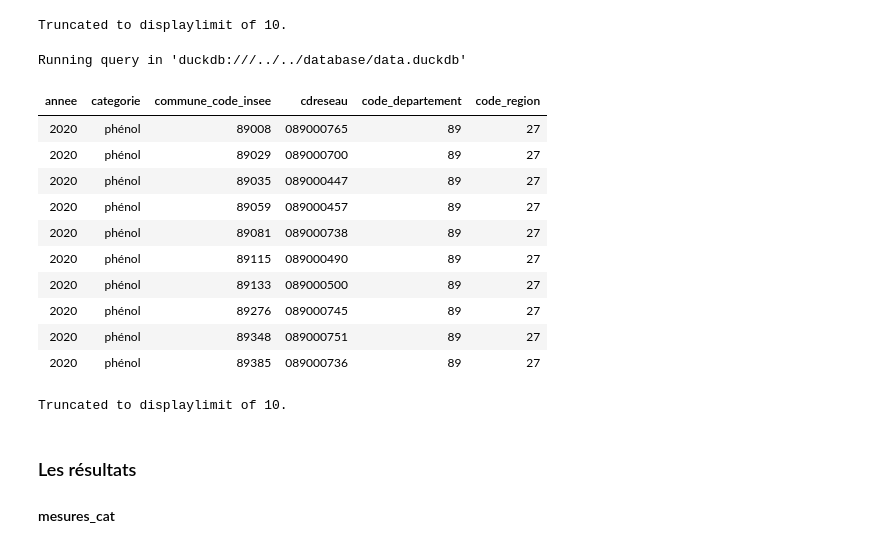
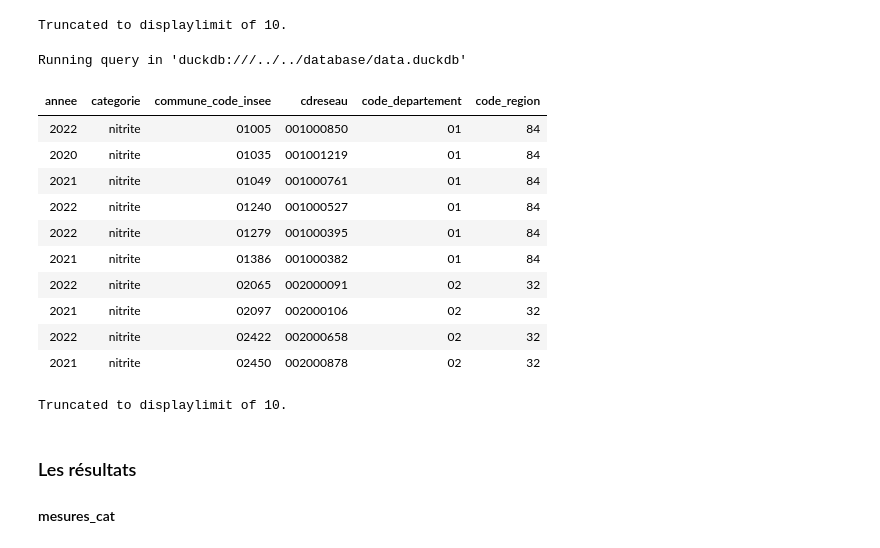
Before and after one commit to dataforgoodfr/13_pollution_eau, a Jupyter notebook: analytics/notebooks/cvm_calcul_conformite_par_commune-MAJ.ipynb, the cells around one changed output. Cells and saved outputs as stored; diff of their text form; code cells hidden in the pictures.

Commit message:
fix: right number of commune per year in final query

```diff
--- a/analytics/notebooks/cvm_calcul_conformite_par_commune-MAJ.ipynb
+++ b/analytics/notebooks/cvm_calcul_conformite_par_commune-MAJ.ipynb
@@ -129,10 +120,13 @@ year_cat AS (
 
 udi AS (
     SELECT
+      de_partition AS year,
       inseecommune AS commune_code_insee,
       cdreseau,
     FROM
       edc_communes
+    GROUP BY
+    1,2,3
 ),
 
 cog AS (
@@ -144,44 +138,47 @@ cog AS (
       cog_communes
 ),
 
 udi_cog AS (
     SELECT
       udi.commune_code_insee ,
       udi.cdreseau,
+      udi.year,
       cog.code_departement,
       cog.code_region
     FROM
       udi
     LEFT JOIN
       cog
     ON
       udi.commune_code_insee = cog.commune_code_insee
 )
 
 SELECT DISTINCT
     annee,
     categorie,
     commune_code_insee ,
     cdreseau,
     code_departement,
     code_region
  FROM
       udi_cog
-CROSS  JOIN
+ FULL OUTER JOIN
        year_cat
+ ON
+    udi_cog.year = year_cat.annee
 # %% [output]
 Running query in 'duckdb:///../../database/data.duckdb'
 | annee | categorie | commune_code_insee | cdreseau | code_departement | code_region |
-| 2020 | phénol | 89008 | 089000765 | 89 | 27 |
-| 2020 | phénol | 89029 | 089000700 | 89 | 27 |
-| 2020 | phénol | 89035 | 089000447 | 89 | 27 |
-| 2020 | phénol | 89059 | 089000457 | 89 | 27 |
-| 2020 | phénol | 89081 | 089000738 | 89 | 27 |
-| 2020 | phénol | 89115 | 089000490 | 89 | 27 |
-| 2020 | phénol | 89133 | 089000500 | 89 | 27 |
-| 2020 | phénol | 89276 | 089000745 | 89 | 27 |
-| 2020 | phénol | 89348 | 089000751 | 89 | 27 |
-| 2020 | phénol | 89385 | 089000736 | 89 | 27 |
+| 2022 | nitrite | 01005 | 001000850 | 01 | 84 |
+| 2020 | nitrite | 01035 | 001001219 | 01 | 84 |
+| 2021 | nitrite | 01049 | 001000761 | 01 | 84 |
+| 2022 | nitrite | 01240 | 001000527 | 01 | 84 |
+| 2022 | nitrite | 01279 | 001000395 | 01 | 84 |
+| 2021 | nitrite | 01386 | 001000382 | 01 | 84 |
+| 2022 | nitrite | 02065 | 002000091 | 02 | 32 |
+| 2021 | nitrite | 02097 | 002000106 | 02 | 32 |
+| 2022 | nitrite | 02422 | 002000658 | 02 | 32 |
+| 2021 | nitrite | 02450 | 002000878 | 02 | 32 |
 Truncated to displaylimit of 10.
 # %% [markdown]
 ### Les résultats
```
Also changed, not shown: parts of 17 cells of this notebook.
